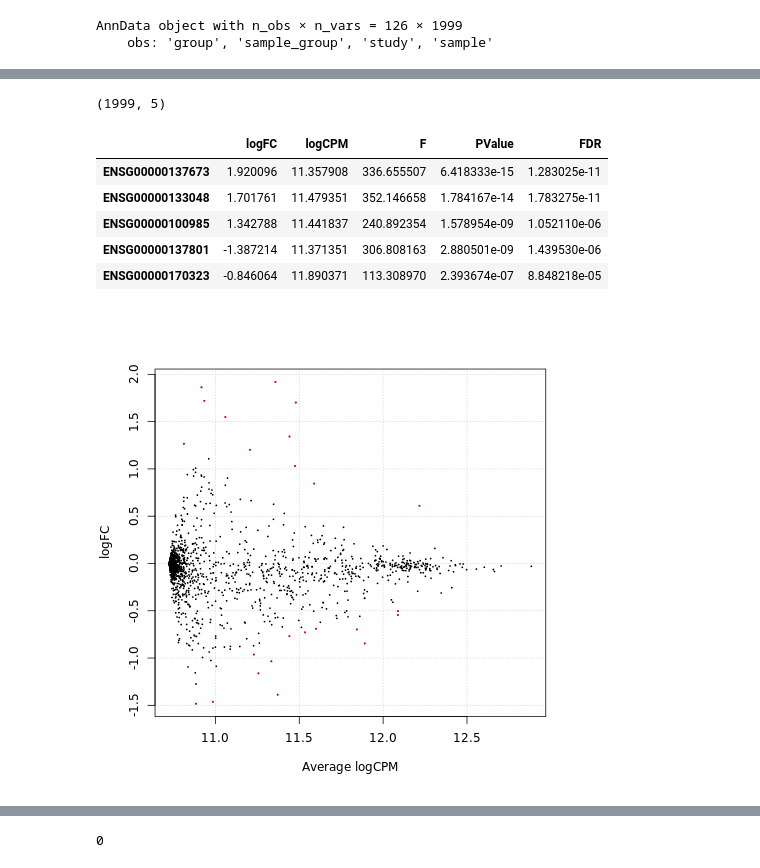
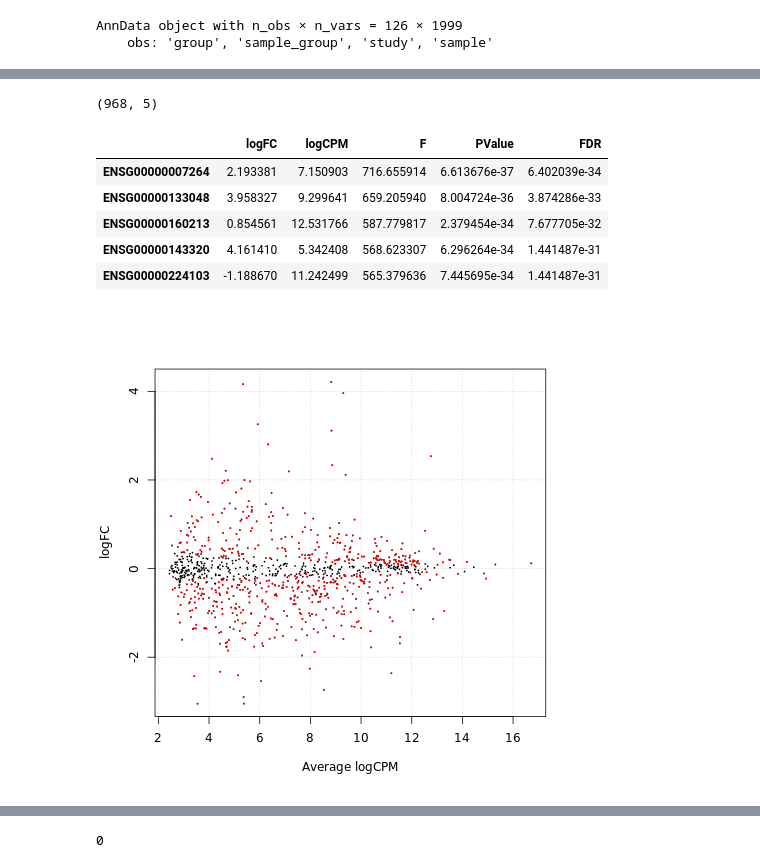
Before and after one commit to theislab/multimil_reproducibility, a Jupyter notebook: notebooks/mil_analysis/hlca_healthy_ipf_embed_balanced/macrophages_de.ipynb, the cells around one changed output, grey strips where cells are left out. Drawn from its saved outputs; the diff is of its cells as text; code cells hidden in the pictures.

Commit message:
added more hlca analysis

```diff
--- a/notebooks/mil_analysis/hlca_healthy_ipf_embed_balanced/macrophages_de.ipynb
+++ b/notebooks/mil_analysis/hlca_healthy_ipf_embed_balanced/macrophages_de.ipynb
@@ -37,7 +36,7 @@ The rpy2.ipython extension is already loaded. To reload it, use:
 library(edgeR)
 library(MAST)
 # %%
-macrophages = sc.read('../../pipeline/data/analysis/hlca_healthy_ipf_embed_balanced/macrophages.h5ad')
+macrophages = sc.read('../../../pipeline/data/analysis/hlca_healthy_ipf_embed_balanced/macrophages.h5ad')
 macrophages
 # %% [output]
 AnnData object with n_obs × n_vars = 138736 × 2000
@@ -111,7 +110,7 @@ AnnData object with n_obs × n_vars = 104008 × 2000
     obsm: 'X_umap', 'genes', 'latent'
     obsp: 'connectivities', 'distances'
 # %%
-hlca = sc.read('../../../snakemake/hlca/5fold/hlca_hyperparam/data/pp/hlca_hvg_pearson.h5ad')
+hlca = sc.read('../../../../snakemake/hlca/5fold/hlca_hyperparam/data/pp/hlca_hvg_pearson.h5ad')
 hlca
 # %% [output]
 AnnData object with n_obs × n_vars = 2149684 × 2000
@@ -168,14 +167,14 @@ fit_model <- function(adata_){
     # create an edgeR object with counts and grouping factor
     y <- DGEList(assay(adata_, "X"), group = colData(adata_)$group)
     # filter out genes with low counts
-    print("Dimensions:")
+    print("Dimensions before subsetting:")
     print(dim(y))
     print("")
-    # keep <- filterByExpr(y)
-    # y <- y[keep, , keep.lib.sizes=FALSE]
-    # print("Dimensions after subsetting:")
-    # print(dim(y))
-    # print("")
+    keep <- filterByExpr(y)
+    y <- y[keep, , keep.lib.sizes=FALSE]
+    print("Dimensions after subsetting:")
+    print(dim(y))
+    print("")
     # normalize
     y <- calcNormFactors(y)
     # will add study covariate to the design matrix as there are still some batch effects
@@ -191,5 +190,6 @@ fit_model <- function(adata_){
     return(list("fit"=fit, "design"=design, "y"=y))
 }
 # %%
-adata_
+adata_.X = adata_.layers['counts'].copy()
+adata_.X
 # %% [output]
@@ -269,19 +278,19 @@ tt <- tt$table
 # %%
 tt.shape
 # %% [output]
-(1999, 5)
+(968, 5)
 # %%
 tt[:5]
 # %% [output]
 |  | logFC | logCPM | F | PValue | FDR |
-| ENSG00000137673 | 1.920096 | 11.357908 | 336.655507 | 6.418333e-15 | 1.283025e-11 |
-| ENSG00000133048 | 1.701761 | 11.479351 | 352.146658 | 1.784167e-14 | 1.783275e-11 |
-| ENSG00000100985 | 1.342788 | 11.441837 | 240.892354 | 1.578954e-09 | 1.052110e-06 |
-| ENSG00000137801 | -1.387214 | 11.371351 | 306.808163 | 2.880501e-09 | 1.439530e-06 |
-| ENSG00000170323 | -0.846064 | 11.890371 | 113.308970 | 2.393674e-07 | 8.848218e-05 |
+| ENSG00000007264 | 2.193381 | 7.150903 | 716.655914 | 6.613676e-37 | 6.402039e-34 |
+| ENSG00000133048 | 3.958327 | 9.299641 | 659.205940 | 8.004724e-36 | 3.874286e-33 |
+| ENSG00000160213 | 0.854561 | 12.531766 | 587.779817 | 2.379454e-34 | 7.677705e-32 |
+| ENSG00000143320 | 4.161410 | 5.342408 | 568.623307 | 6.296264e-34 | 1.441487e-31 |
+| ENSG00000224103 | -1.188670 | 11.242499 | 565.379636 | 7.445695e-34 | 1.441487e-31 |
 # %%
 %%R
-plotSmear(qlf, de.tags = rownames(tt)[which(tt$FDR<0.05)])
+plotSmear(qlf, de.tags = rownames(tt)[which(tt$FDR<0.01)])
 # %% [output]
-[figure, old version]
+[figure, new version]
 # %%
```
Also changed, not shown: parts of 45 cells of this notebook, 6 other files.
